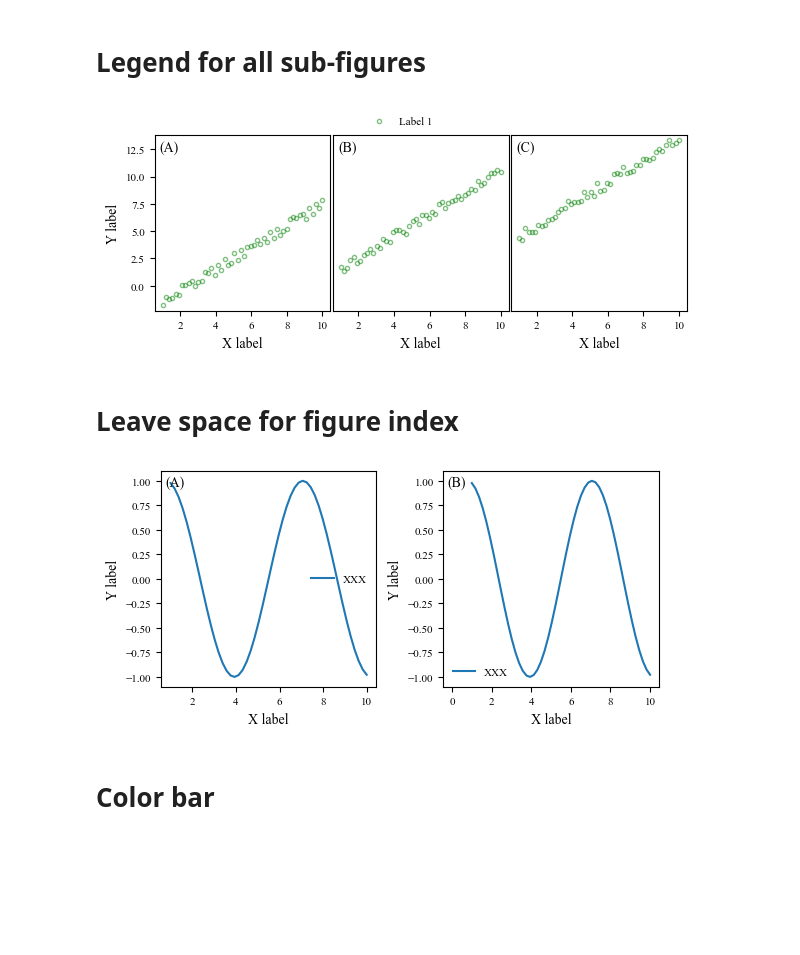
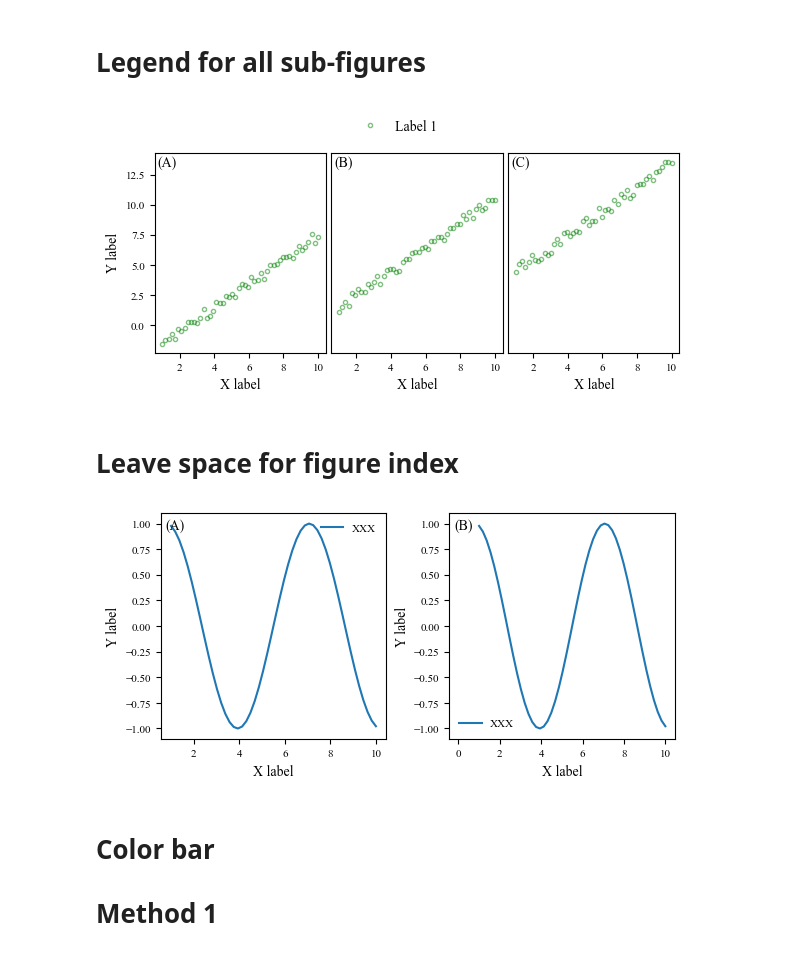
Before and after one commit to ruozhoulin/PlotPublication, a Jupyter notebook: tutorial_1_component.ipynb, the cells around one changed output. Saved outputs shown, nothing was run; the diff lists cells and outputs as text; code cells hidden in the pictures; blank space fills up the shorter version.

```diff
--- a/tutorial_1_component.ipynb
+++ b/tutorial_1_component.ipynb
@@ -185,40 +149,50 @@ x = np.linspace(1, 10, 50)
 
 ax = axes[0]
 ax.cla()  # clear the current Axes state without closing it.
 y = x + np.random.rand(50) - 3
 line1, = ax.plot(x, y, "g", alpha=0.5, linestyle="", marker=".", markerfacecolor="none")
 ax.set_xlabel("X label")
 ax.set_ylabel("Y label")
 
 ax = axes[1]
 ax.cla()  # clear the current Axes state without closing it.
 y = x + np.random.rand(50)
 ax.plot(x, y, "g", alpha=0.5, linestyle="", marker=".", markerfacecolor="none")
 ax.set_xlabel("X label")
 ax.set_ylabel("Y label")
 
 ax = axes[2]
 ax.cla()  # clear the current Axes state without closing it.
 y = x + np.random.rand(50) + 3
 ax.plot(x, y, "g", alpha=0.5, linestyle="", marker=".", markerfacecolor="none")
 ax.set_xlabel("X label")
 ax.set_ylabel("Y label")
 
 set_equal_ylim(axes)
 axes[1].get_yaxis().set_visible(False)
 axes[2].get_yaxis().set_visible(False)
 
-ratio = 0.03
-cornor_annotate(axes[0], "(A)", ratio=ratio)
-cornor_annotate(axes[1], "(B)", ratio=ratio)
-cornor_annotate(axes[2], "(C)", ratio=ratio)
+inch = 0.03
+Fig.corner_annotate(axes[0], "(A)", pad=inch)
+Fig.corner_annotate(axes[1], "(B)", pad=inch)
+Fig.corner_annotate(axes[2], "(C)", pad=inch)
+
 
 # ! add a legend for all plot
-legend_subplot(fig, [line1], ["Label 1"], height_ratio=0.62)
+# enable_figure_legend(fig, [line1], ["Label 1"], height_ratio=0.62)
 
-fig.tight_layout(pad=0.2)
+for ax in axes.flatten():  # convert to 1d array
+    ax.set_box_aspect(None)
+
+# Fig.stretch_figure_height(0.17) # with y label
+Fig.stretch_figure_height(0.3)
+
+
+enable_figure_legend(fig, [line1], ["Label 1"], height_ratio=1.0, placeholder_size=0.4)
+
+fig.tight_layout(pad=0.5)
 # %% [output]
-[figure, old version]
+[figure, new version]
 # %% [markdown]
 # Leave space for figure index
 # %%
@@ -232,20 +206,20 @@ for ax in axes:
     ax.plot(x, y, label='XXX')
     ax.set_xlabel("X label")
     ax.set_ylabel("Y label")
-    legend(ax)
+    enable_axes_legend(ax)
 
 # ! leave space at top left corner for sub-figure index
 more_space(axes[1], direction="left", ratio=0.1)
 
 # add index for each sub-figure
-cornor_annotate(axes[0], "(A)")
-cornor_annotate(axes[1], "(B)")
-
-fig.tight_layout()
+Fig.corner_annotate(axes[0], "(A)")
+Fig.corner_annotate(axes[1], "(B)")
 # %% [output]
-[figure, old version]
+[figure, new version]
 # %% [markdown]
 # Color bar
+
+# Method 1
 # %%
 Fig = FigurePublication(1, 1)
 fig, ax = Fig.fig, Fig.ax
```
Also changed, not shown: parts of 10 cells of this notebook, 11 other files.
